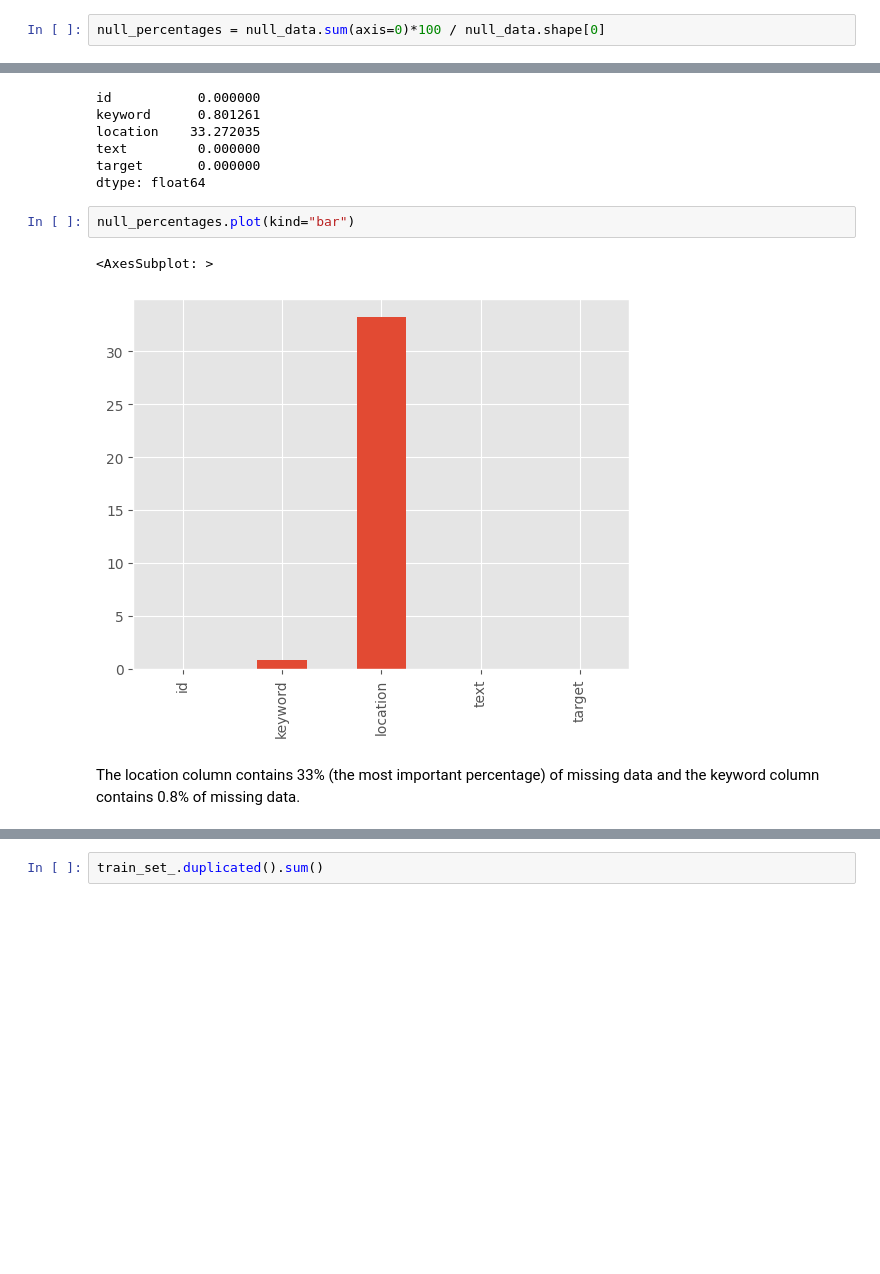
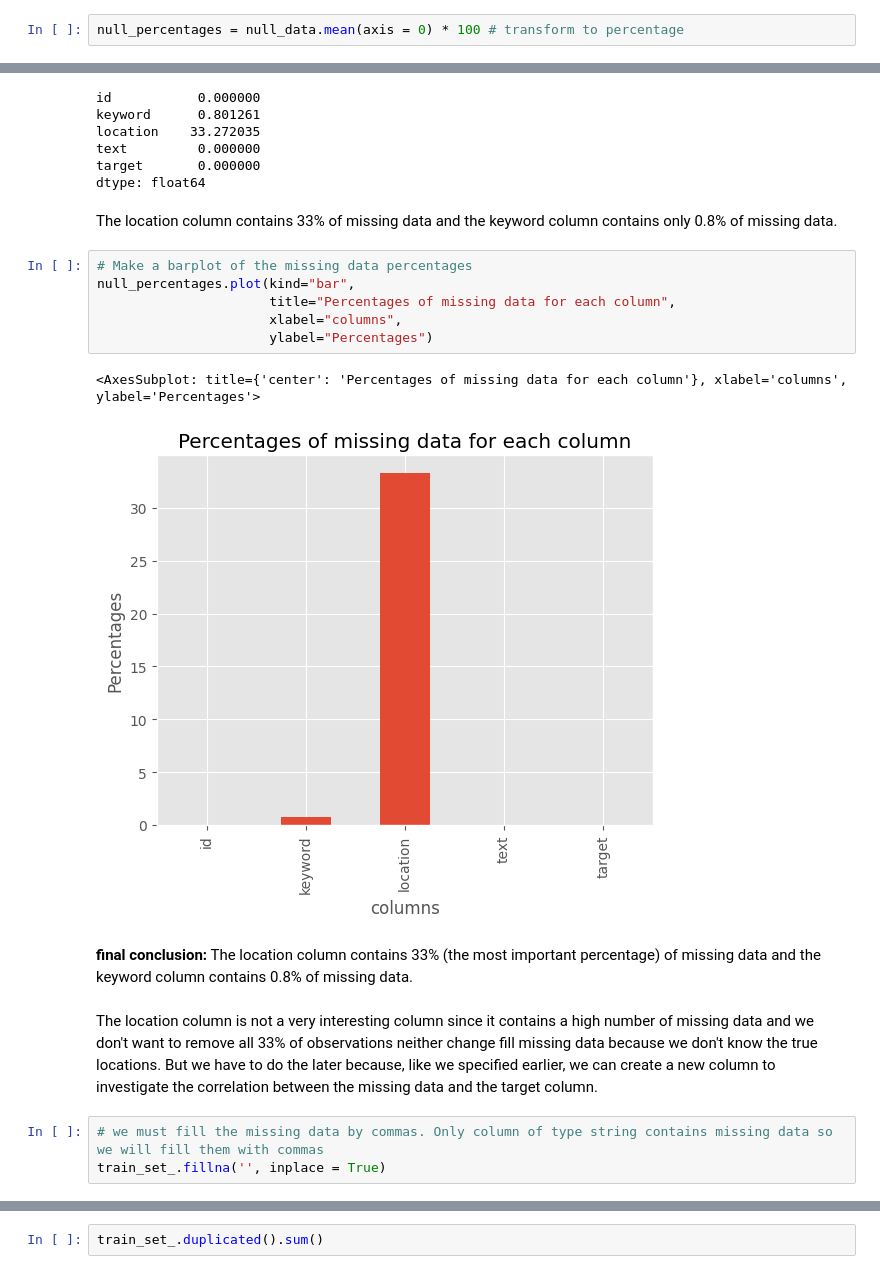
Before and after one commit to Oumar199/nlp_programs_exercises, a Jupyter notebook: kaggle_tweet_competition.ipynb, the cells around one changed output, grey strips where cells are left out. Saved outputs shown, nothing was run; the diff lists cells and outputs as text; blank space fills up the shorter version.

```diff
--- a/kaggle_tweet_competition.ipynb
+++ b/kaggle_tweet_competition.ipynb
@@ -69,5 +204,5 @@ We don't see clearly the percentages so let's plot them.
 # %%
-null_percentages = null_data.sum(axis=0)*100 / null_data.shape[0]
+null_percentages = null_data.mean(axis = 0) * 100 # transform to percentage
 # %%
 null_percentages
 # %% [output]
@@ -77,10 +212,21 @@ location    33.272035
 text         0.000000
 target       0.000000
 dtype: float64
-# %%
-null_percentages.plot(kind="bar")
-# %% [output]
-<AxesSubplot: >
-[figure, removed]
+# %% [markdown]
+The location column contains 33% of missing data and the keyword column contains only 0.8% of missing data.
+# %%
+# Make a barplot of the missing data percentages
+null_percentages.plot(kind="bar",
+                      title="Percentages of missing data for each column",
+                      xlabel="columns",
+                      ylabel="Percentages")
+# %% [output]
+<AxesSubplot: title={'center': 'Percentages of missing data for each column'}, xlabel='columns', ylabel='Percentages'>
+[figure, added]
 # %% [markdown]
-The location column contains 33% (the most important percentage) of missing data and the keyword column contains 0.8% of missing data.
+**final conclusion:** The location column contains 33% (the most important percentage) of missing data and the keyword column contains 0.8% of missing data.
+# %% [markdown]
+The location column is not a very interesting column since it contains a high number of missing data and we don't want to remove all 33% of observations neither change fill missing data because we don't know the true locations. But we have to do the later because, like we specified earlier, we can create a new column to investigate the correlation between the missing data and the target column.
+# %%
+# we must fill the missing data by commas. Only column of type string contains missing data so we will fill them with commas
+train_set_.fillna('', inplace = True)
```
Also changed, not shown: parts of 130 cells of this notebook, 10 other files.
